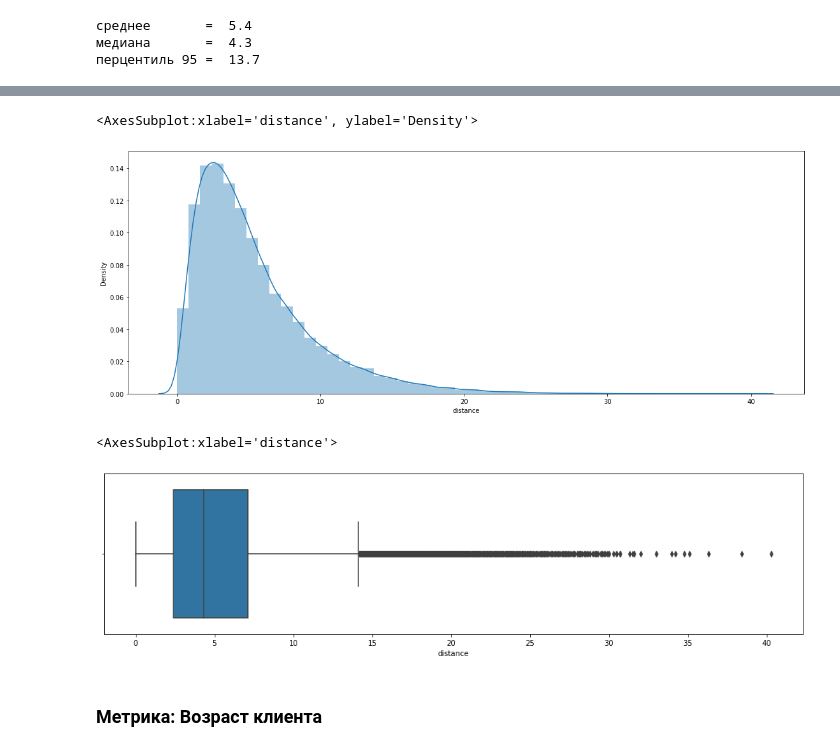
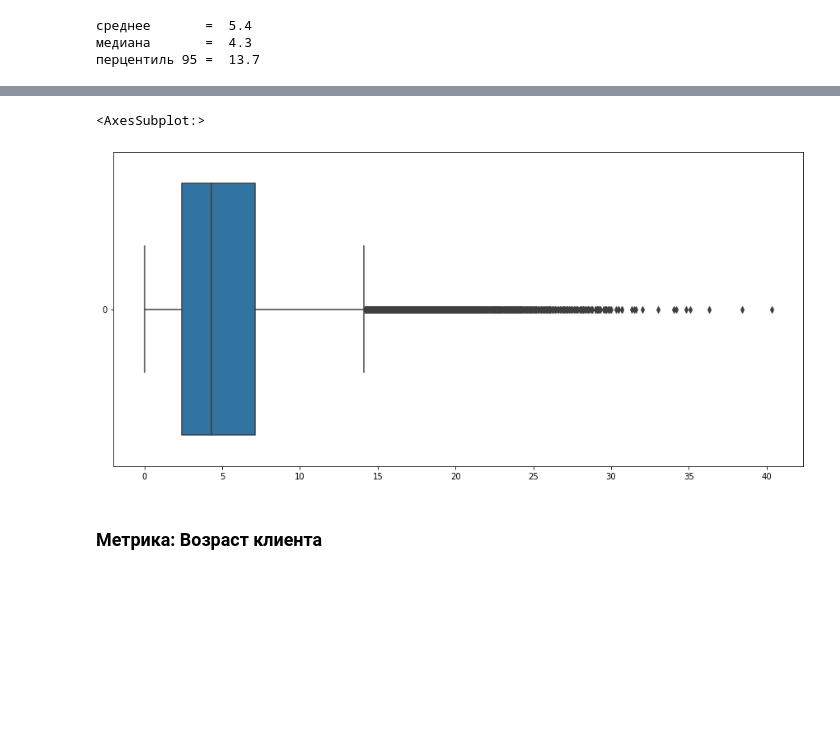
Before and after one commit to aleks-96/3-metrics-for-taxi, a Jupyter notebook: 3_metrics.ipynb, the cells around one changed output, grey strips where cells are left out. Drawn from its saved outputs; the diff is of its cells as text; code cells hidden in the pictures; blank space fills up the shorter version.

Commit message:
change graphs swhoing (there were system errors)

```diff
--- a/3_metrics.ipynb
+++ b/3_metrics.ipynb
@@ -40,15 +45,9 @@ print('перцентиль 95 = ', df['distance'].quantile(0.95))
 # %%
-ax = plt.subplots(figsize=(19,7))
-sns.distplot(df['distance'])
+plt.figure(figsize=(15,7))
+sns.boxplot(data = df['distance'], orient = 'h')
 # %% [output]
-<AxesSubplot:xlabel='distance', ylabel='Density'>
+<AxesSubplot:>
-[figure, old version]
+[figure, new version]
-# %%
-ax = plt.subplots(figsize=(17,4))
-sns.boxplot(df['distance'])
-# %% [output]
-<AxesSubplot:xlabel='distance'>
-[figure, removed]
 # %% [markdown]
 ### Метрика: Возраст клиента
 # %%
```
Also changed, not shown: parts of 7 cells of this notebook.
